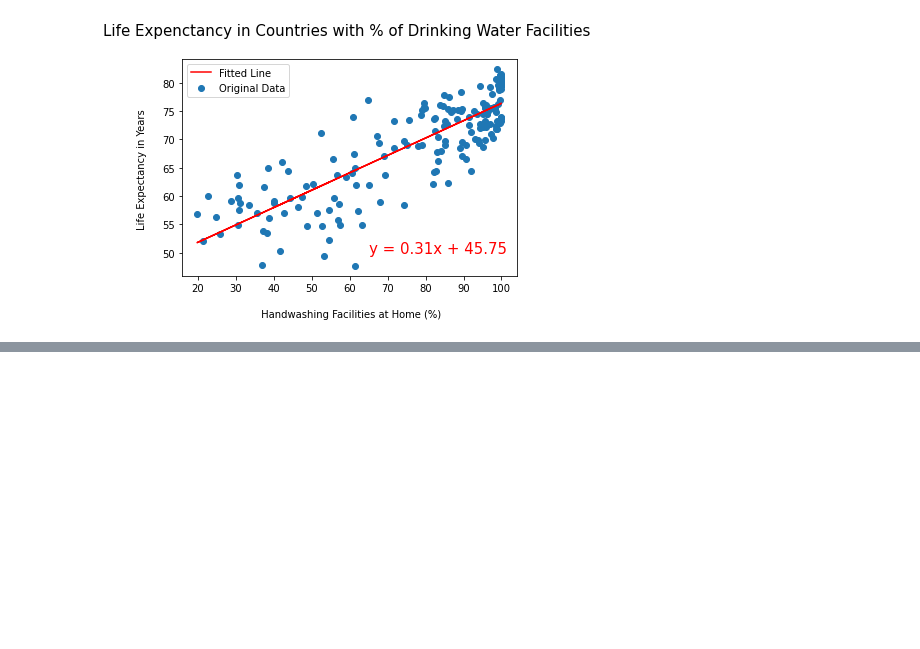
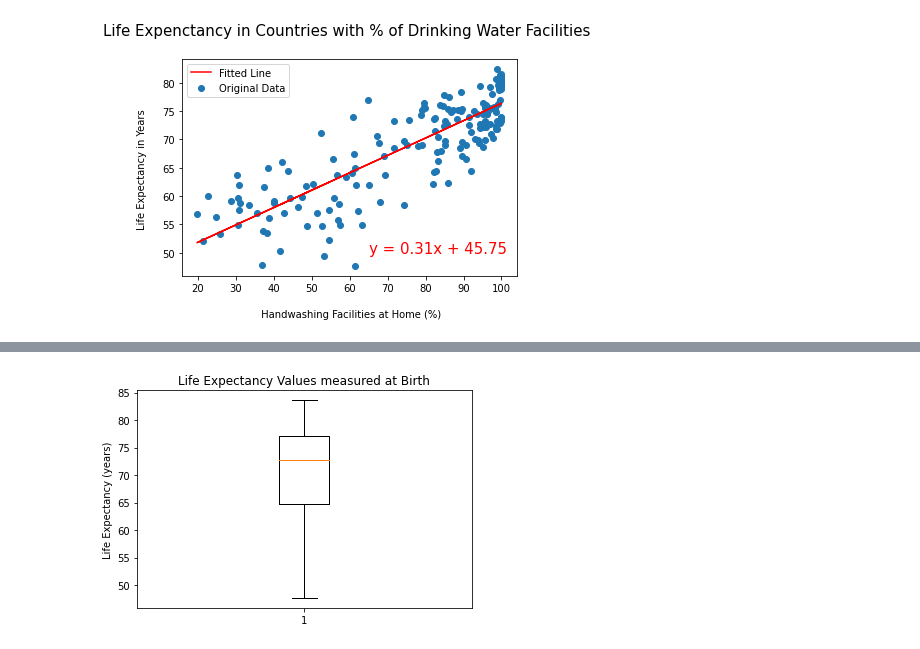
Before and after one commit to pkorat/World-Life-Expectancy-Analysis, a Jupyter notebook: main_pk_6_30_21.ipynb, the cells around one changed output, grey strips where cells are left out. Saved outputs shown, nothing was run; the diff lists cells and outputs as text; code cells hidden in the pictures; blank space fills up the shorter version.

```diff
--- a/main_pk_6_30_21.ipynb
+++ b/main_pk_6_30_21.ipynb
@@ -493,0 +511,9 @@ Pearsons correlation: 0.84
+# %%
+# Create dataframe for 2015 life expectancy for both sexes by country (Geoff Pawlowski)
+
+life_expectancy_2015_both_sexes_df = life_expectancy_df[life_expectancy_df['Period']==2015]
+life_expectancy_2015_both_sexes_df = life_expectancy_2015_both_sexes_df[life_expectancy_2015_both_sexes_df['Dim1']=='Both sexes']
+
+# Rename country column to Entity to align with other datasets so that we can merge together later on
+life_expectancy_2015_both_sexes_df.rename(columns={'Location':'Entity'},inplace=True)
+life_expectancy_2015_both_sexes_df.head()
@@ -493,0 +527,13 @@ Pearsons correlation: 0.84
+# %%
+# (Geoff Pawlowski)
+# create a box plot of life expectancy values and assess for outliers (Geoff Pawlowski)
+life_expectancies = life_expectancy_2015_both_sexes_df['First Tooltip']
+fig1, ax1 = plt.subplots()
+ax1.set_title("Life Expectancy Values measured at Birth")
+ax1.set_ylabel("Life Expectancy (years)")
+ax1.boxplot(life_expectancies)
+
+# we should not be concerned with outliers in the life expectancy dataset for the year 2019 for the both sexes category
+plt.savefig('Output/Life_Expectancy_Outliers_Figure_1.png')
+# %% [output]
+[figure, added]
```
Also changed, not shown: parts of 41 cells of this notebook, 9 other files.
